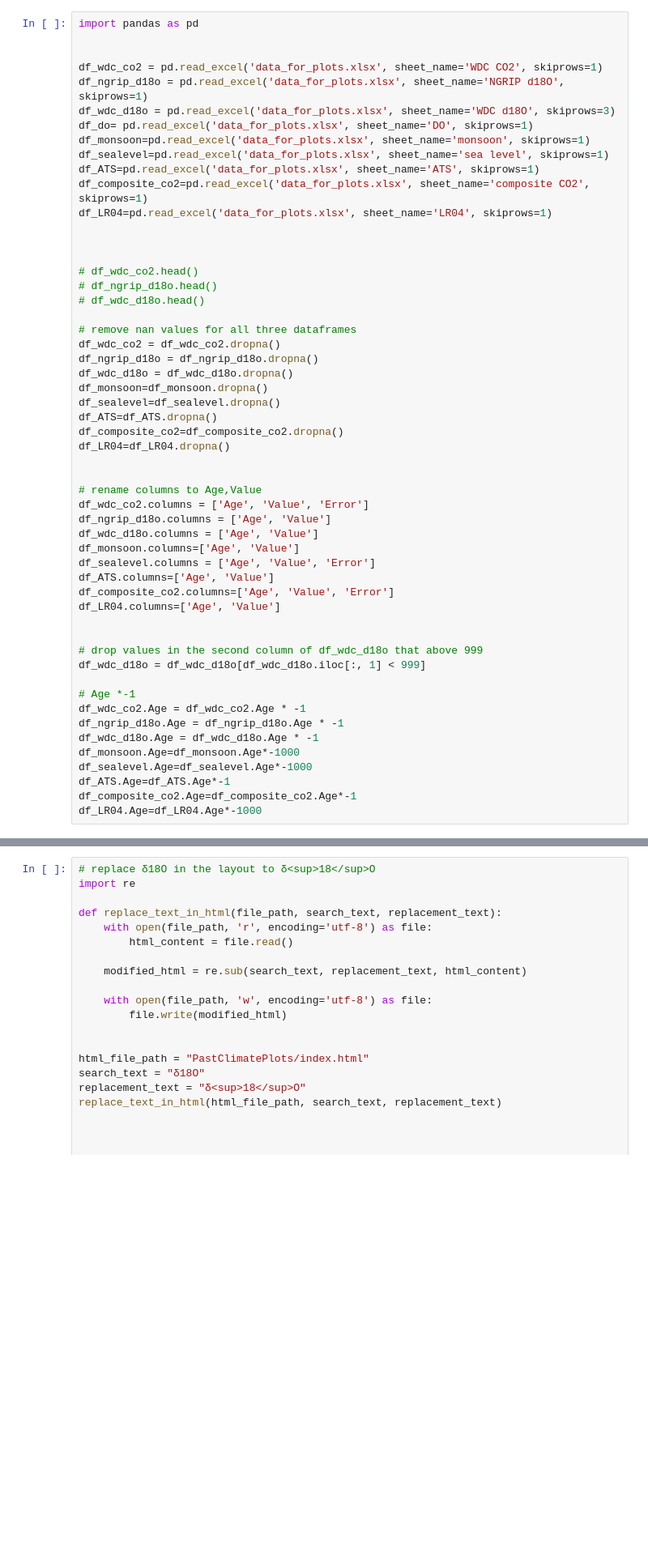
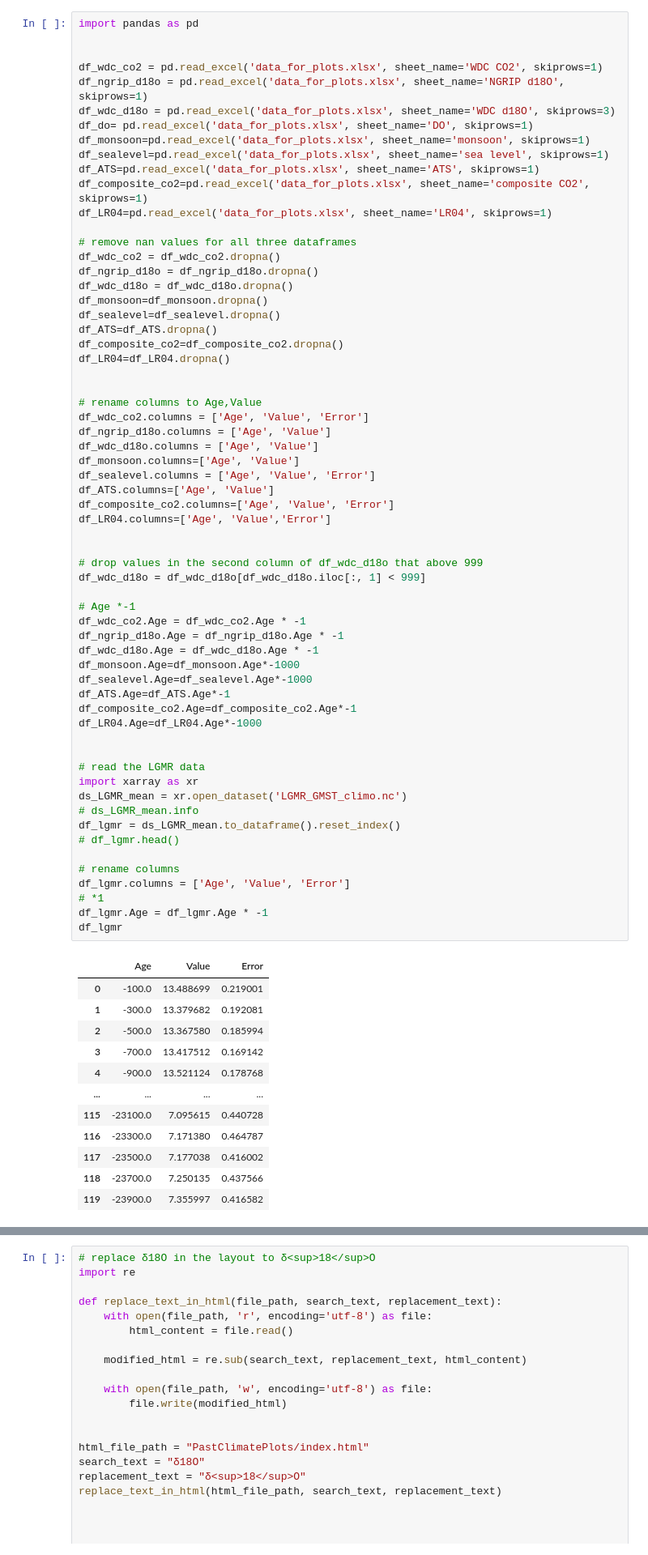
Before and after one commit to Peisong-Zheng/PastClimatePlots, a Jupyter notebook: test.ipynb, the cells around one changed output, grey strips where cells are left out. Shown: that part at 81% size. Cells and saved outputs as stored; diff of their text form; blank space fills up the shorter version.

```diff
--- a/test.ipynb
+++ b/test.ipynb
@@ -11,12 +11,6 @@ df_sealevel=pd.read_excel('data_for_plots.xlsx', sheet_name='sea level', skiprow
 df_ATS=pd.read_excel('data_for_plots.xlsx', sheet_name='ATS', skiprows=1)
 df_composite_co2=pd.read_excel('data_for_plots.xlsx', sheet_name='composite CO2', skiprows=1)
 df_LR04=pd.read_excel('data_for_plots.xlsx', sheet_name='LR04', skiprows=1)
-
-
-
-# df_wdc_co2.head()
-# df_ngrip_d18o.head()
-# df_wdc_d18o.head()
 
 # remove nan values for all three dataframes
 df_wdc_co2 = df_wdc_co2.dropna()
@@ -24,31 +18,58 @@ df_ngrip_d18o = df_ngrip_d18o.dropna()
 df_wdc_d18o = df_wdc_d18o.dropna()
 df_monsoon=df_monsoon.dropna()
 df_sealevel=df_sealevel.dropna()
 df_ATS=df_ATS.dropna()
 df_composite_co2=df_composite_co2.dropna()
 df_LR04=df_LR04.dropna()
 
 
 # rename columns to Age,Value
 df_wdc_co2.columns = ['Age', 'Value', 'Error']
 df_ngrip_d18o.columns = ['Age', 'Value']
 df_wdc_d18o.columns = ['Age', 'Value']
 df_monsoon.columns=['Age', 'Value']
 df_sealevel.columns = ['Age', 'Value', 'Error']
 df_ATS.columns=['Age', 'Value']
 df_composite_co2.columns=['Age', 'Value', 'Error']
-df_LR04.columns=['Age', 'Value']
+df_LR04.columns=['Age', 'Value','Error']
 
 
 # drop values in the second column of df_wdc_d18o that above 999
 df_wdc_d18o = df_wdc_d18o[df_wdc_d18o.iloc[:, 1] < 999]
 
 # Age *-1
 df_wdc_co2.Age = df_wdc_co2.Age * -1
 df_ngrip_d18o.Age = df_ngrip_d18o.Age * -1
 df_wdc_d18o.Age = df_wdc_d18o.Age * -1
 df_monsoon.Age=df_monsoon.Age*-1000
 df_sealevel.Age=df_sealevel.Age*-1000
 df_ATS.Age=df_ATS.Age*-1
 df_composite_co2.Age=df_composite_co2.Age*-1
 df_LR04.Age=df_LR04.Age*-1000
+
+
+# read the LGMR data
+import xarray as xr
+ds_LGMR_mean = xr.open_dataset('LGMR_GMST_climo.nc')
+# ds_LGMR_mean.info
+df_lgmr = ds_LGMR_mean.to_dataframe().reset_index()
+# df_lgmr.head()
+
+# rename columns
+df_lgmr.columns = ['Age', 'Value', 'Error']
+# *1
+df_lgmr.Age = df_lgmr.Age * -1
+df_lgmr
+# %% [output]
+|  | Age | Value | Error |
+| 0 | -100.0 | 13.488699 | 0.219001 |
+| 1 | -300.0 | 13.379682 | 0.192081 |
+| 2 | -500.0 | 13.367580 | 0.185994 |
+| 3 | -700.0 | 13.417512 | 0.169142 |
+| 4 | -900.0 | 13.521124 | 0.178768 |
+| ... | ... | ... | ... |
+| 115 | -23100.0 | 7.095615 | 0.440728 |
+| 116 | -23300.0 | 7.171380 | 0.464787 |
+| 117 | -23500.0 | 7.177038 | 0.416002 |
+| 118 | -23700.0 | 7.250135 | 0.437566 |
+| 119 | -23900.0 | 7.355997 | 0.416582 |
```
Also changed, not shown: parts of 4 cells of this notebook, 2 other files.
